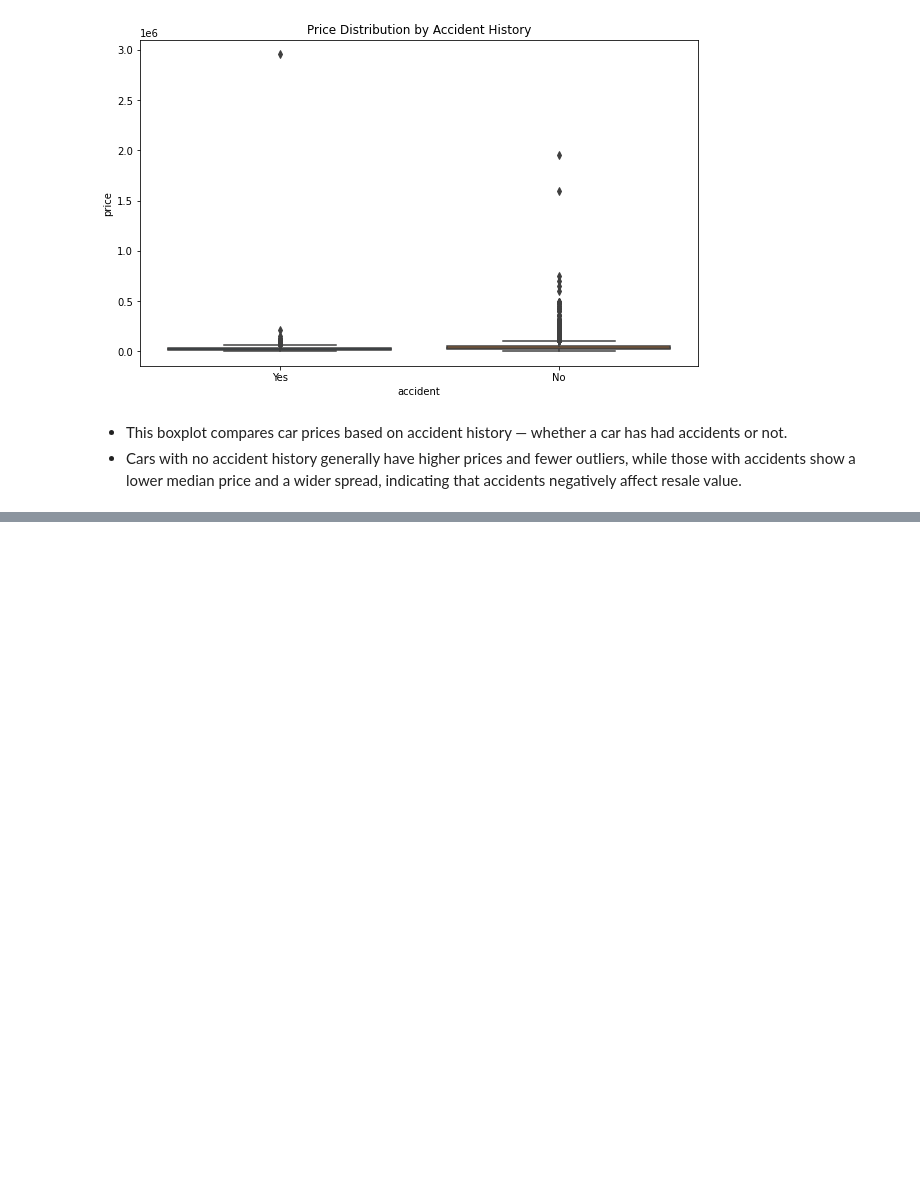
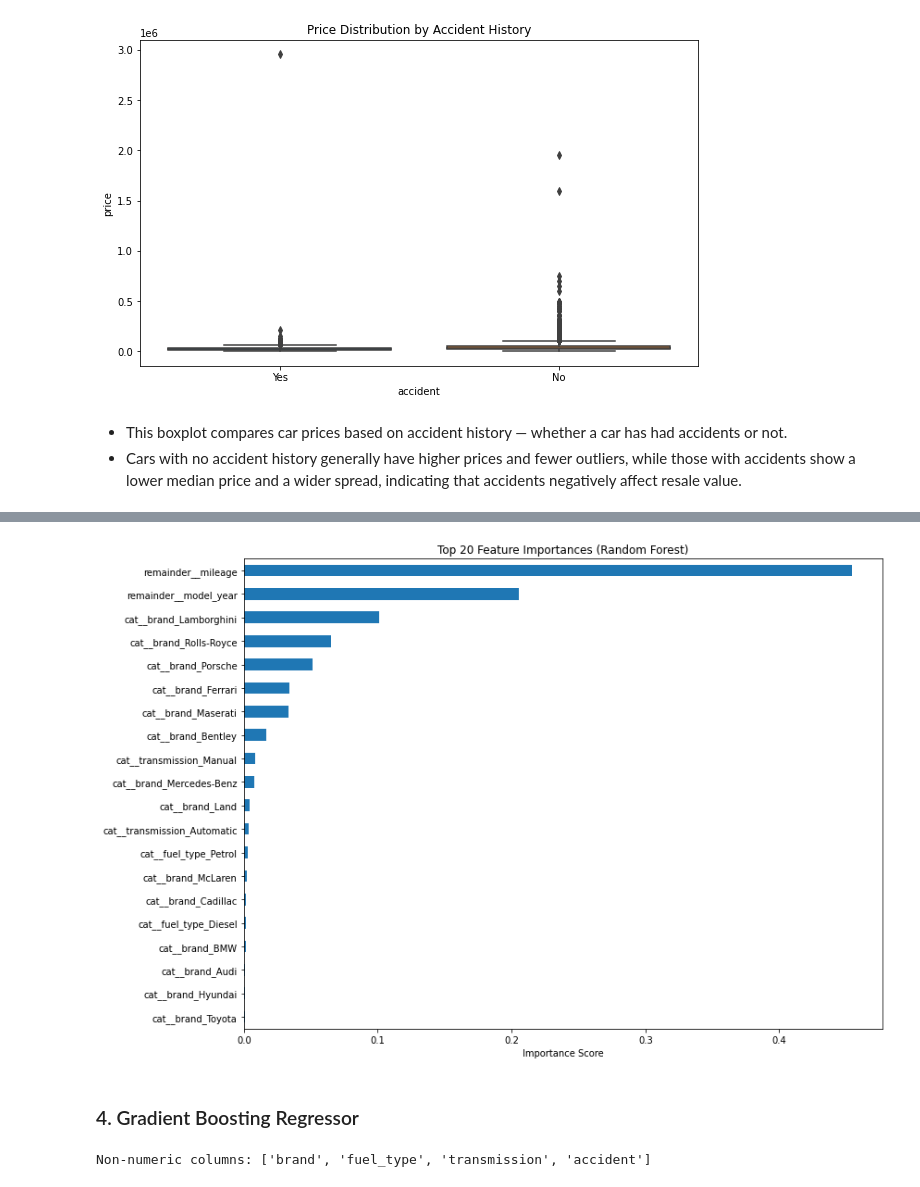
Before and after one commit to Mike101lab/car-price-prediction, a Jupyter notebook: Project notebook.ipynb, the cells around one changed output, grey strips where cells are left out. Saved outputs shown, nothing was run; the diff lists cells and outputs as text; code cells hidden in the pictures; blank space fills up the shorter version.

```diff
--- a/Project notebook.ipynb
+++ b/Project notebook.ipynb
@@ -750,0 +927,23 @@ plt.show()
+# %%
+from sklearn.ensemble import RandomForestRegressor
+
+rf_model = Pipeline(steps=[
+    ('preprocessor', preprocessor),
+    ('regressor', RandomForestRegressor(
+        n_estimators=100,
+        max_depth=10,
+        min_samples_split=10,
+        min_samples_leaf=4,
+        random_state=42,
+        n_jobs=-1
+    ))
+])
+
+# Fit and predict
+rf_model.fit(X_train, y_train)
+train_preds = rf_model.predict(X_train)
+test_preds = rf_model.predict(X_test)
+
+# Evaluate
+evaluate_model(y_train, train_preds, "Train (Random Forest)")
+evaluate_model(y_test, test_preds, "Test (Random Forest)")
@@ -750,0 +967,27 @@ plt.show()
+# %%
+## Feature Importance plot
+import matplotlib.pyplot as plt
+import pandas as pd
+
+rf = rf_model.named_steps['regressor']
+importances = rf.feature_importances_
+features = rf_model.named_steps['preprocessor'].get_feature_names_out()
+feat_importances = pd.Series(importances, index=features).sort_values(ascending=False)
+
+# The plot
+plt.figure(figsize=(12, 8))
+feat_importances.head(20).sort_values().plot(kind='barh')
+plt.title("Top 20 Feature Importances (Random Forest)")
+plt.xlabel("Importance Score")
+plt.tight_layout()
+plt.show()
+# %% [output]
+[figure, added]
+# %% [markdown]
+### 4. Gradient Boosting Regressor
+# %%
+# Check datatypes
+non_numeric_cols = X_train.select_dtypes(include=['object', 'category']).columns
+print("Non-numeric columns:", non_numeric_cols.tolist())
+# %% [output]
+Non-numeric columns: ['brand', 'fuel_type', 'transmission', 'accident']
```
Also changed, not shown: parts of 58 cells of this notebook.
